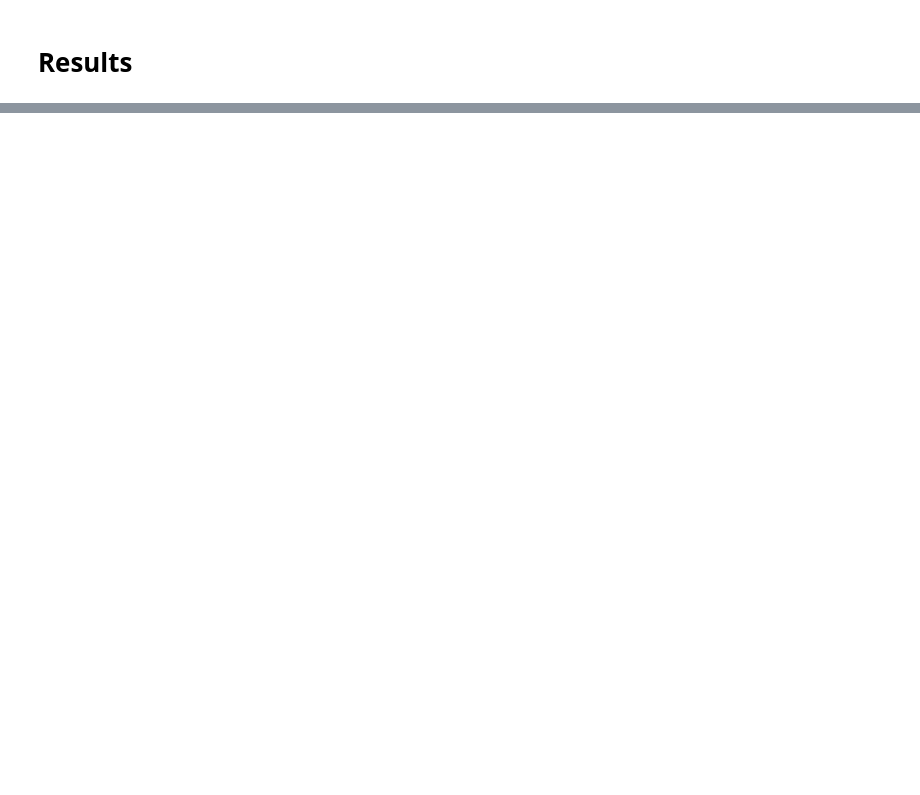
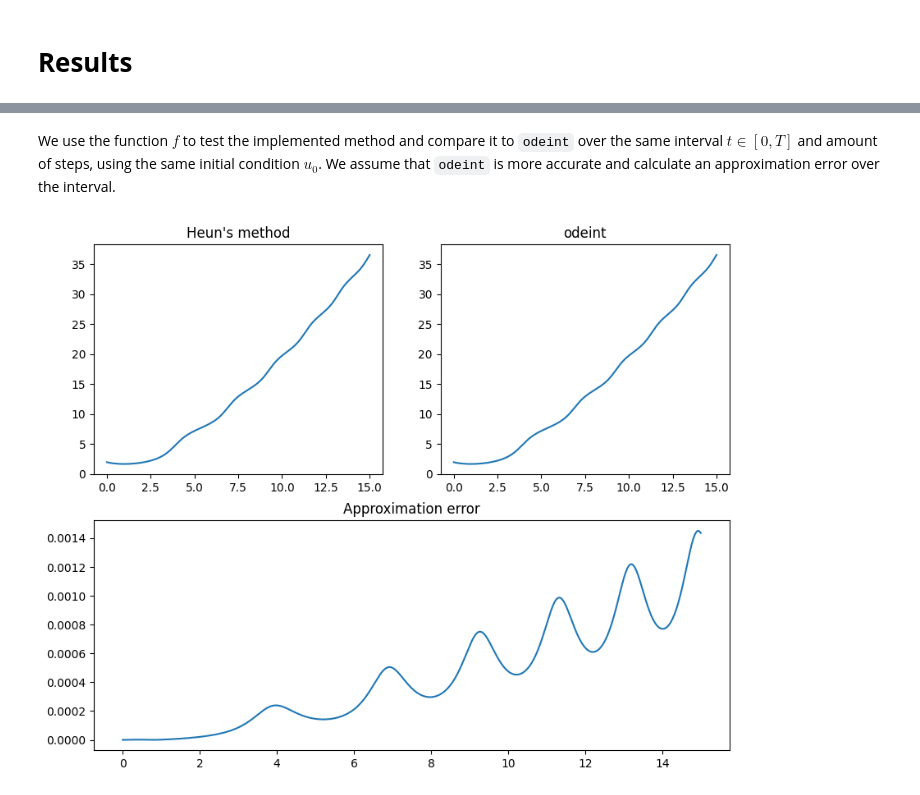
Before and after one commit to johanhoffman/DD2363_VT24, a Jupyter notebook: Lab5/chmntz_Lab5.ipynb, the cells around one changed output, grey strips where cells are left out. Cells and saved outputs as stored; diff of their text form; code cells hidden in the pictures; blank space fills up the shorter version.

```diff
--- a/Lab5/chmntz_Lab5.ipynb
+++ b/Lab5/chmntz_Lab5.ipynb
@@ -79,24 +64,0 @@ def SIR(SIR: np.array, t: float):
-# %%
-t = np.linspace(0, 150, 15000)
-u_approx = system_timestep(SIR, np.array([0.95, 0.05, 0.00]), 150, 15000)
-u_exact = sp.integrate.odeint(SIR, np.array([0.95, 0.05, 0.00]), t)
-
-fig = plt.figure(figsize=(10,8))
-ax1 = fig.add_subplot(221)
-ax1.title.set_text("SIR (Heun's method)")
-ax1.plot(t, u_approx)
-ax1.legend(['Susceptible', 'Infected', 'Recovered'])
-
-ax2 = fig.add_subplot(222)
-ax2.title.set_text("SIR (odeint)")
-ax2.plot(t, u_exact)
-ax2.legend(['Susceptible', 'Infected', 'Recovered'])
-
-ax3 = fig.add_subplot(212)
-ax3.title.set_text("Approximation error")
-diff = np.abs(u_approx[:] - u_exact[:,:])
-diff_t = [np.sum(np.abs(u_approx[i, :] - u_exact[i, :])) for i in range(0, len(u_approx))]
-ax3.plot(t, diff, '--')
-ax3.plot(t, diff_t)
-ax3.legend(['Susceptible', 'Infected', 'Recovered', 'Total'])
-fig.show()
@@ -108,0 +71,23 @@ fig.show()
+# %%
+f = lambda u, t : -np.sin(u) + np.sqrt(t)
+# %% [markdown]
+We use the function $f$ to test the implemented method and compare it to `odeint` over the same interval $t\in[0,T]$ and amount of steps, using the same initial condition $u_0$. We assume that `odeint` is more accurate and calculate an approximation error over the interval.
+# %%
+t = np.linspace(0, 15, 50000)
+u_approx = heun_scalar(f, 2, 15, 50000)
+u_exact = sp.integrate.odeint(f, 2, t)
+
+fig = plt.figure(figsize=(10,8))
+ax1 = fig.add_subplot(221)
+ax1.title.set_text("Heun's method")
+ax1.plot(t, u_approx)
+ax2 = fig.add_subplot(222)
+ax2.title.set_text("odeint")
+ax2.plot(t, u_exact)
+ax3 = fig.add_subplot(212)
+ax3.title.set_text("Approximation error")
+diff = np.abs(u_approx - u_exact[:,0])
+ax3.plot(t, diff)
+fig.show()
+# %% [output]
+[figure, added]
```
Also changed, not shown: parts of 28 cells of this notebook.
